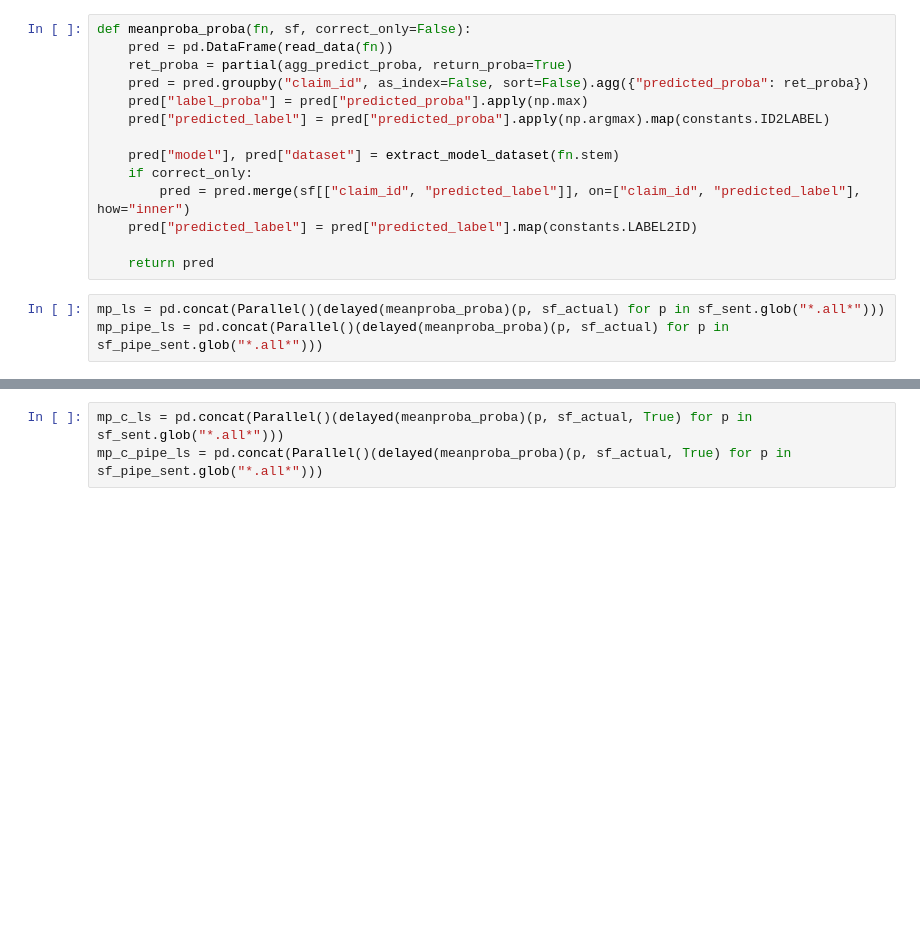
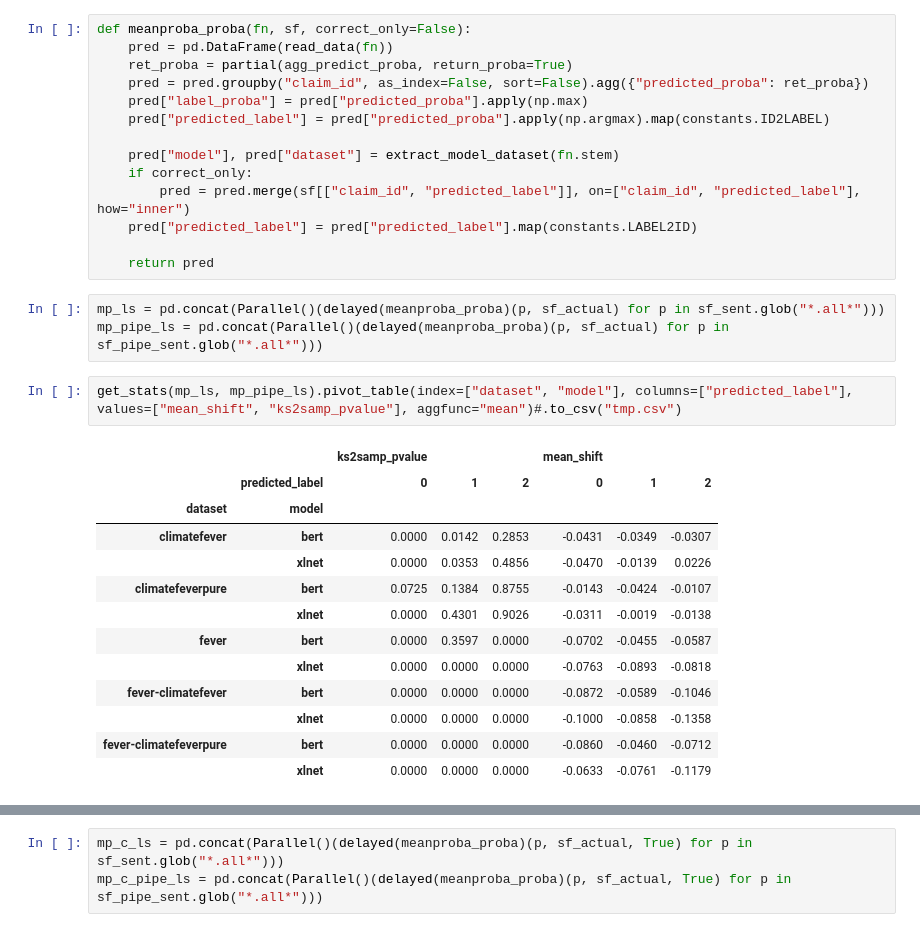
Before and after one commit to boeyjw/KCL-MScAI-FactChecking-Code, a Jupyter notebook: nb/06_Model_Evaluation/06_Model_Confidence.ipynb, the cells around one changed output, grey strips where cells are left out. Saved outputs shown, nothing was run; the diff lists cells and outputs as text; blank space fills up the shorter version.

```diff
--- a/nb/06_Model_Evaluation/06_Model_Confidence.ipynb
+++ b/nb/06_Model_Evaluation/06_Model_Confidence.ipynb
@@ -119,3 +206,19 @@ def meanproba_proba(fn, sf, correct_only=False):
 # %%
 mp_ls = pd.concat(Parallel()(delayed(meanproba_proba)(p, sf_actual) for p in sf_sent.glob("*.all*")))
 mp_pipe_ls = pd.concat(Parallel()(delayed(meanproba_proba)(p, sf_actual) for p in sf_pipe_sent.glob("*.all*")))
+# %%
+get_stats(mp_ls, mp_pipe_ls).pivot_table(index=["dataset", "model"], columns=["predicted_label"], values=["mean_shift", "ks2samp_pvalue"], aggfunc="mean")#.to_csv("tmp.csv")
+# %% [output]
+|  |  | ks2samp_pvalue |  |  | mean_shift |  |  |
+|  | predicted_label | 0 | 1 | 2 | 0 | 1 | 2 |
+| dataset | model |  |  |  |  |  |  |
+| climatefever | bert | 0.0000 | 0.0142 | 0.2853 | -0.0431 | -0.0349 | -0.0307 |
+|  | xlnet | 0.0000 | 0.0353 | 0.4856 | -0.0470 | -0.0139 | 0.0226 |
+| climatefeverpure | bert | 0.0725 | 0.1384 | 0.8755 | -0.0143 | -0.0424 | -0.0107 |
+|  | xlnet | 0.0000 | 0.4301 | 0.9026 | -0.0311 | -0.0019 | -0.0138 |
+| fever | bert | 0.0000 | 0.3597 | 0.0000 | -0.0702 | -0.0455 | -0.0587 |
+|  | xlnet | 0.0000 | 0.0000 | 0.0000 | -0.0763 | -0.0893 | -0.0818 |
+| fever-climatefever | bert | 0.0000 | 0.0000 | 0.0000 | -0.0872 | -0.0589 | -0.1046 |
+|  | xlnet | 0.0000 | 0.0000 | 0.0000 | -0.1000 | -0.0858 | -0.1358 |
+| fever-climatefeverpure | bert | 0.0000 | 0.0000 | 0.0000 | -0.0860 | -0.0460 | -0.0712 |
+|  | xlnet | 0.0000 | 0.0000 | 0.0000 | -0.0633 | -0.0761 | -0.1179 |
```
Also changed, not shown: parts of 11 cells of this notebook, 1 other file.
